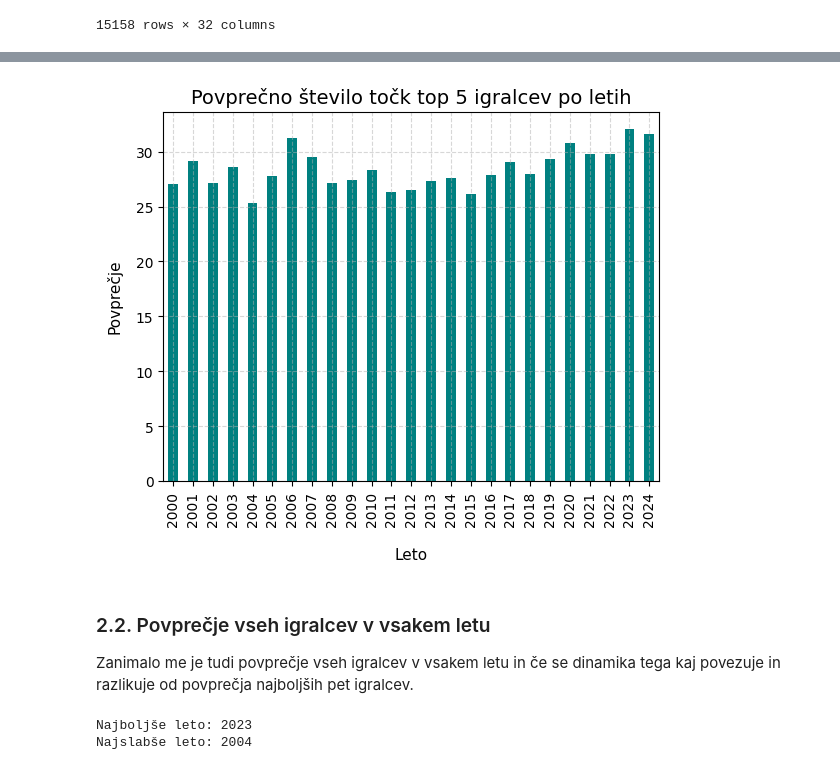
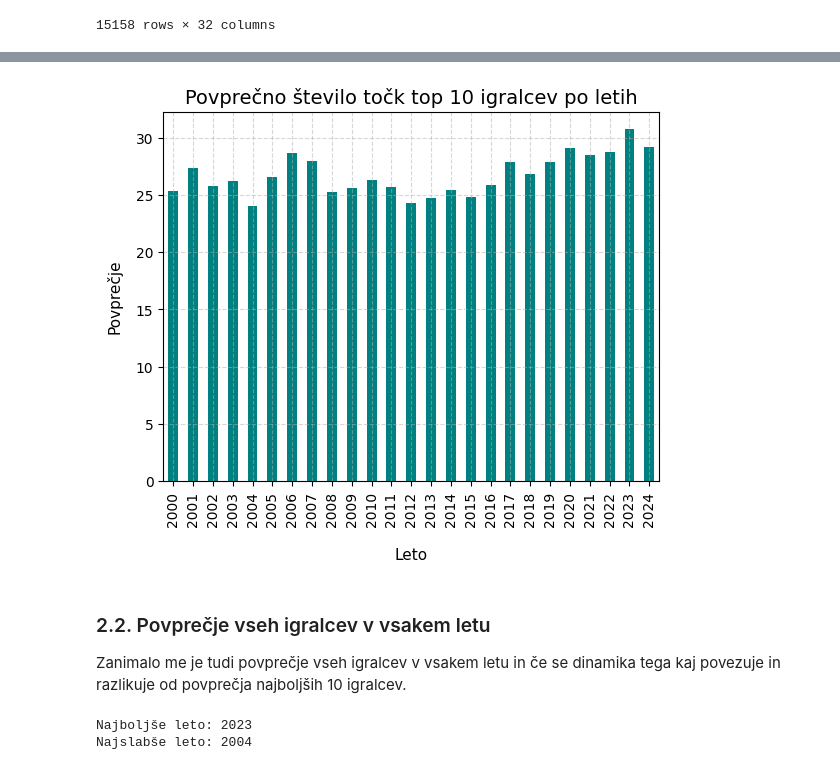
Before and after one commit to neza111/Projektna-naloga-UVP, a Jupyter notebook: analiza_podatkov.ipynb, the cells around one changed output, grey strips where cells are left out. Saved outputs shown, nothing was run; the diff lists cells and outputs as text; code cells hidden in the pictures.

```diff
--- a/analiza_podatkov.ipynb
+++ b/analiza_podatkov.ipynb
@@ -40,8 +40,8 @@ Najprej me zanima povprečje doseženih točk najboljših pet igralcev v vsakih
 # %%
-top5_igralcev = (
+top10_igralcev = (
     tabela_podatkov.groupby("Year", group_keys=False)
-    .apply(lambda x: x.nlargest(5, "PTS"))
+    .apply(lambda x: x.nlargest(10, "PTS"))
 )
 
-print(top5_igralcev[["Year", "Player", "PTS"]])
+print(top10_igralcev[["Year", "Player", "PTS"]])
 # %% [output]
@@ -62,22 +62,22 @@ print(top5_igralcev[["Year", "Player", "PTS"]])
 # %%
-povprečje_top5 = (
-    top5_igralcev
+povprečje_top10 = (
+    top10_igralcev
     .groupby("Year")["PTS"]
     .mean()
 )
 # %%
-povprečje_top5.plot(x="Year", y="mean", kind="bar", color="teal")
-plt.title("Povprečno število točk top 5 igralcev po letih", fontsize=14)
+povprečje_top10.plot(x="Year", y="mean", kind="bar", color="teal")
+plt.title("Povprečno število točk top 10 igralcev po letih", fontsize=14)
 plt.xlabel("Leto", fontsize=11, labelpad=15)
 plt.ylabel("Povprečje", fontsize=11, labelpad=10)
 plt.grid(True, linestyle="--", alpha=0.5)
 plt.show()
 # %% [output]
-[figure, old version]
+[figure, new version]
 # %% [markdown]
 ### 2.2. Povprečje vseh igralcev v vsakem letu
 
-Zanimalo me je tudi povprečje vseh igralcev v vsakem letu in če se dinamika tega kaj povezuje in razlikuje od povprečja najboljših pet igralcev.
+Zanimalo me je tudi povprečje vseh igralcev v vsakem letu in če se dinamika tega kaj povezuje in razlikuje od povprečja najboljših 10 igralcev.
 # %%
 povprečje = tabela_podatkov.groupby("Year")["PTS"].mean()
 najboljše_leto = povprečje.idxmax()
```
Also changed, not shown: parts of 8 cells of this notebook, 1 other file.
